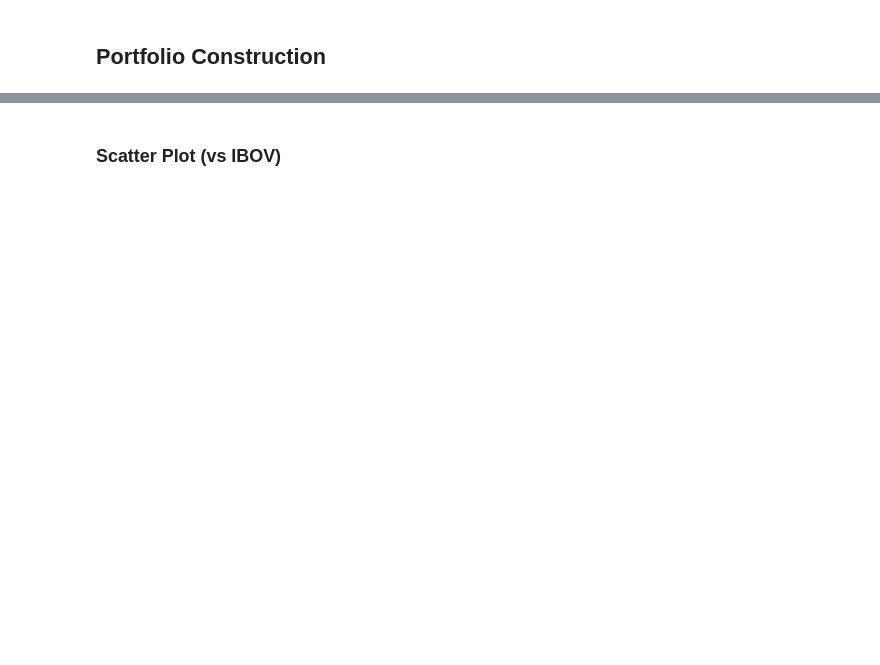
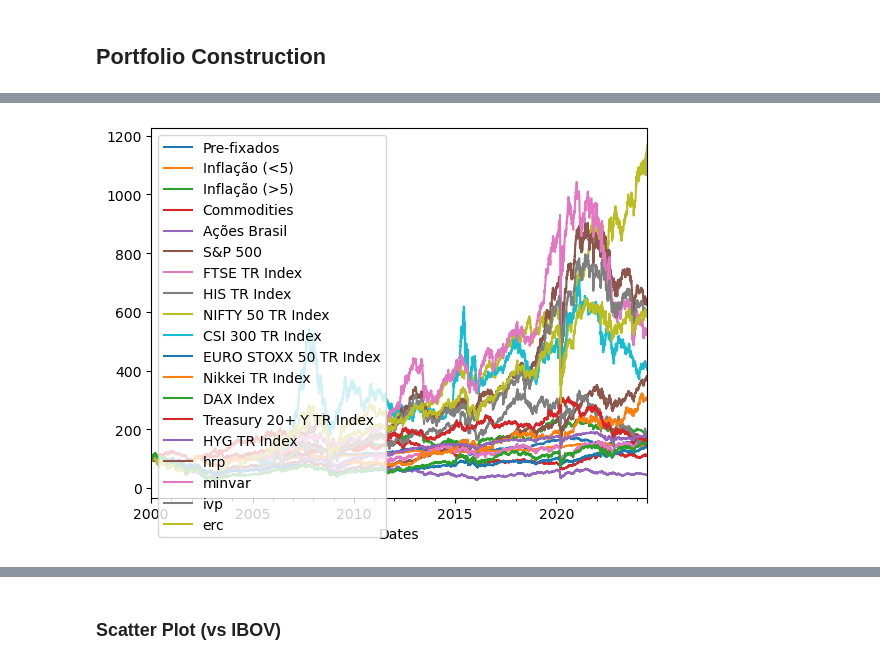
Before and after one commit to sambacode/asset_allocation, a Jupyter notebook: project.ipynb, the cells around one changed output, grey strips where cells are left out. Cells and saved outputs as stored; diff of their text form; code cells hidden in the pictures; blank space fills up the shorter version.

```diff
--- a/project.ipynb
+++ b/project.ipynb
@@ -152,0 +317,98 @@ plt.show()
+# %%
+def backtest2(
+    tracker_df: pd.DataFrame,
+    vol_target: float = 0.2,
+    method_weights: Literal["hrp", "minvar", "ivp", "erc"] = "ivp",
+) -> tuple[pd.DataFrame, pd.DataFrame]:
+    STARTING_DATA_POINTS = 252 * 3
+    STARTING_DATA_POINTS = 1305
+    return_days = 21
+    min_data_points = 252
+
+    backtest = pd.Series(index=tracker_df.index[STARTING_DATA_POINTS + return_days :])
+    backtest.iloc[0] = 100.0
+
+    starting_trackers = get_available_trackers(
+        tracker_df.iloc[: STARTING_DATA_POINTS + return_days],
+        STARTING_DATA_POINTS,
+    )
+    cov = (
+        np.log(tracker_df)[starting_trackers].diff(return_days).cov()
+        * 252
+        / return_days
+    )
+    # print(starting_trackers)
+    w = calculate_weights(
+        np.log(tracker_df[starting_trackers]).diff(1),
+        method=method_weights,
+        long_only=True,
+    )
+    # print(w.to_string())
+    adj_factor = vol_target / np.sqrt(w @ cov @ w)
+    w = adj_factor * w
+    q = backtest.iloc[0] * w / tracker_df.iloc[0]
+    dict_positions = {}
+    dict_positions[backtest.index[0]] = q.to_dict()
+
+    for t, tm1 in zip(backtest.index[1:], backtest.index[:-1]):
+        pnl = ((tracker_df.loc[t] - tracker_df.loc[tm1]) * q).sum()
+        dict_positions[t] = ((tracker_df.loc[t] / tracker_df.loc[tm1]) * q).to_dict()
+        backtest[t] = backtest[tm1] + pnl
+        if t.month != tm1.month:
+            # print("Rebalance %s" % t.strftime("%m/%d/%Y"))
+            available_trackers = get_available_trackers(
+                tracker_df.loc[:t], min_data_points + return_days
+            )
+            # print("Available Trackers %s" % available_trackers)
+            cov = (
+                np.log(tracker_df.loc[:t][available_trackers]).diff(return_days).cov()
+                * 252
+                / return_days
+            )
+            w = calculate_weights(
+                np.log(tracker_df.loc[:t][available_trackers]).diff(1),
+                method=method_weights,
+                long_only=True,
+            )
+            # print(w.to_string())
+            adj_factor = vol_target / np.sqrt(w @ cov @ w)
+            w = adj_factor * w
+            q = backtest[tm1] * w / tracker_df.loc[tm1]
+
+    df_backtest = pd.concat(
+        [tracker_df, backtest.to_frame("assets")],
+        axis=1,
+        join="outer",
+        sort=True,
+    )
+    df_backtest.name = method_weights
+    df_positions = pd.DataFrame(dict_positions).T
+    df_positions.name = method_weights
+    return df_backtest, df_positions
+
+
+list_backtest = []
+list_positions = []
+for method_weights in ["hrp", "minvar", "ivp", "erc"]:
+    try:
+        df_backtest, df_positions = backtest2(
+            df_trackers, method_weights=method_weights
+        )
+        s_backtest = df_backtest["assets"].copy()
+        s_backtest.name = method_weights
+        list_backtest.append(s_backtest)
+        list_positions.append(df_positions)
+    except:
+        print("Error: %s" % method_weights)
+        pass
+
+df_backtest = pd.concat(
+    [df_trackers, *list_backtest],
+    axis=1,
+)
+# s_portfolio = np.log(df_backtest["assets"].copy()).diff(1).dropna()
+# s_ibov = np.log(df_backtest["Ações Brasil"].copy()).diff(1).dropna()
+
+
+df_backtest.plot()
+# %% [output]
@@ -152,0 +416 @@ plt.show()
+[figure, added]
```
Also changed, not shown: parts of 15 cells of this notebook.
